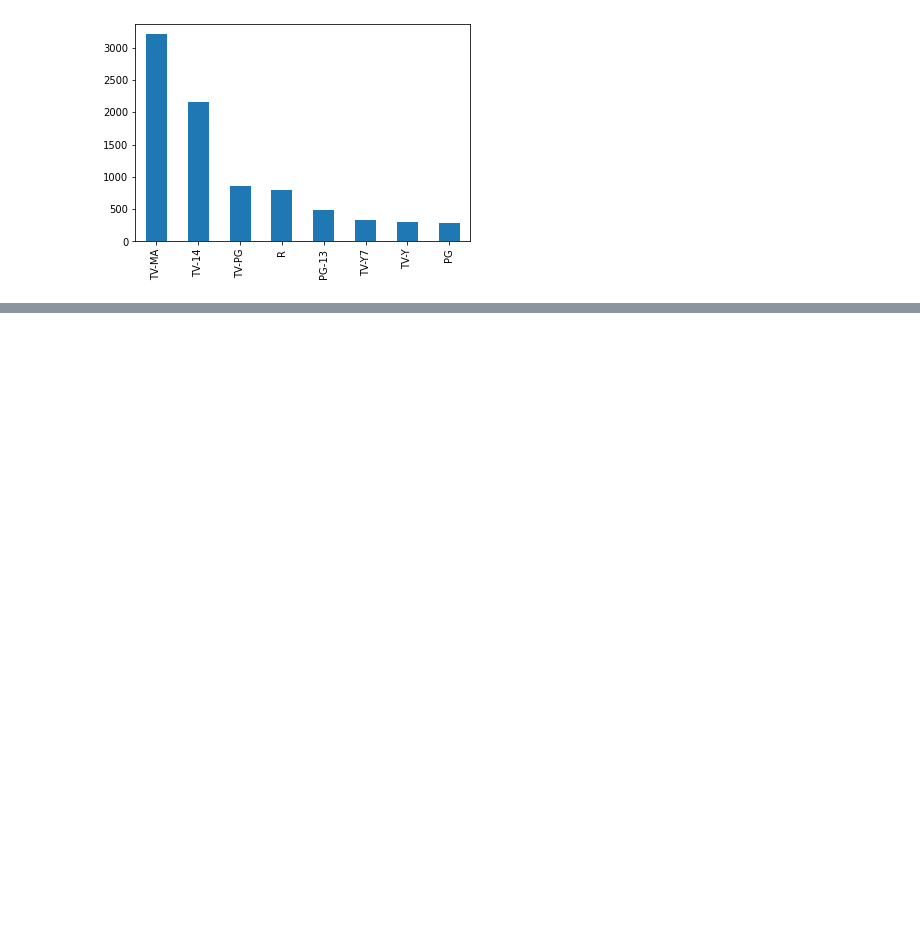
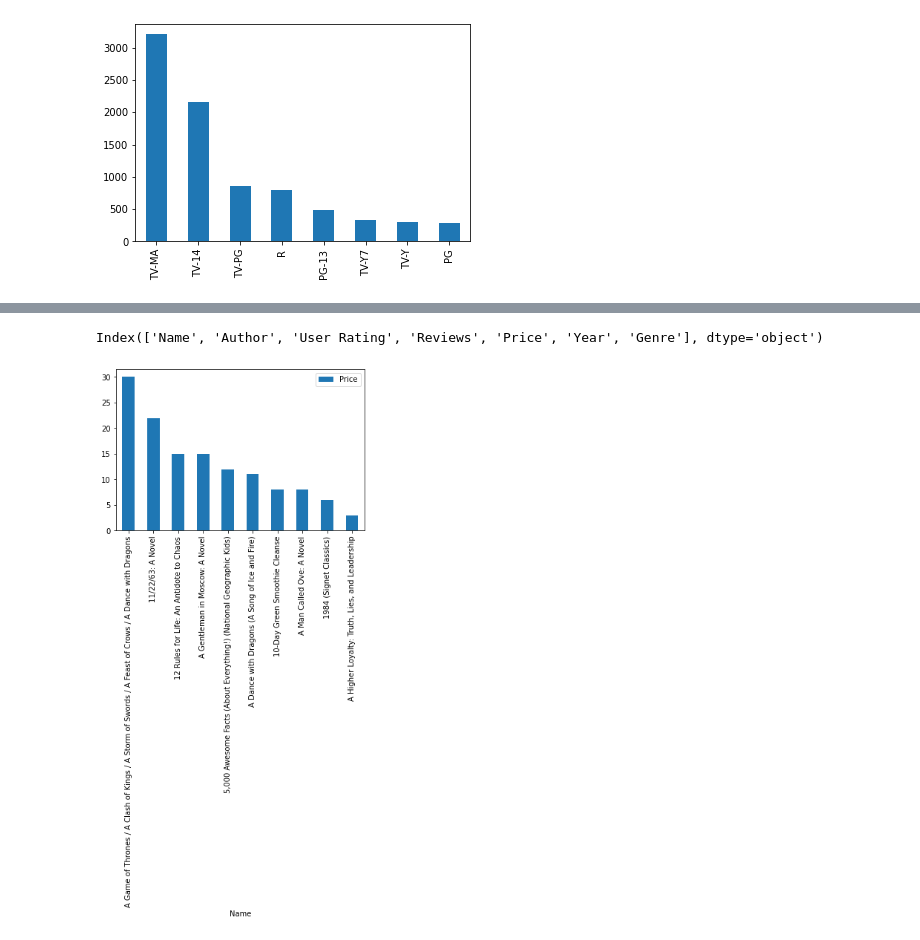
Before and after one commit to tornikeo/python_pandas_matplot_practice, a Jupyter notebook: Python_and_Pandas_Review.ipynb, the cells around one changed output, grey strips where cells are left out. Saved outputs shown, nothing was run; the diff lists cells and outputs as text; code cells hidden in the pictures; blank space fills up the shorter version.

```diff
--- a/Python_and_Pandas_Review.ipynb
+++ b/Python_and_Pandas_Review.ipynb
@@ -625,0 +690,11 @@ netflix.rating.value_counts().head(8).plot(kind='bar');
+# %%
+bestsellers.columns
+# %% [output]
+Index(['Name', 'Author', 'User Rating', 'Reviews', 'Price', 'Year', 'Genre'], dtype='object')
+# %%
+books_df = bestsellers[['Price', 'Name']].head(10)
+books_df = books_df.sort_values(by=['Price'], ascending=False)
+# %%
+books_df.plot(x='Name', y='Price', kind='bar'); ####.sort_values();   ### Works great! Except why doesn't sort_columns work here???? - Fixed in previous line!!! ###
+# %% [output]
+[figure, added]
```
Also changed, not shown: parts of 47 cells of this notebook.
